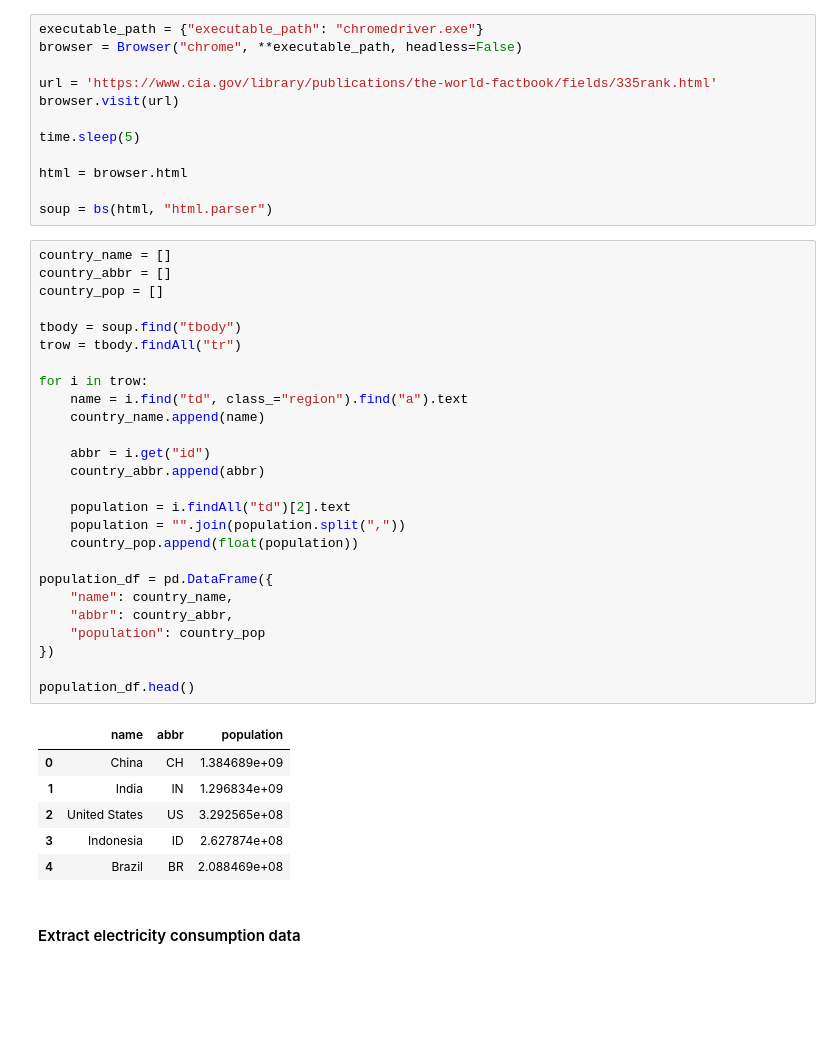
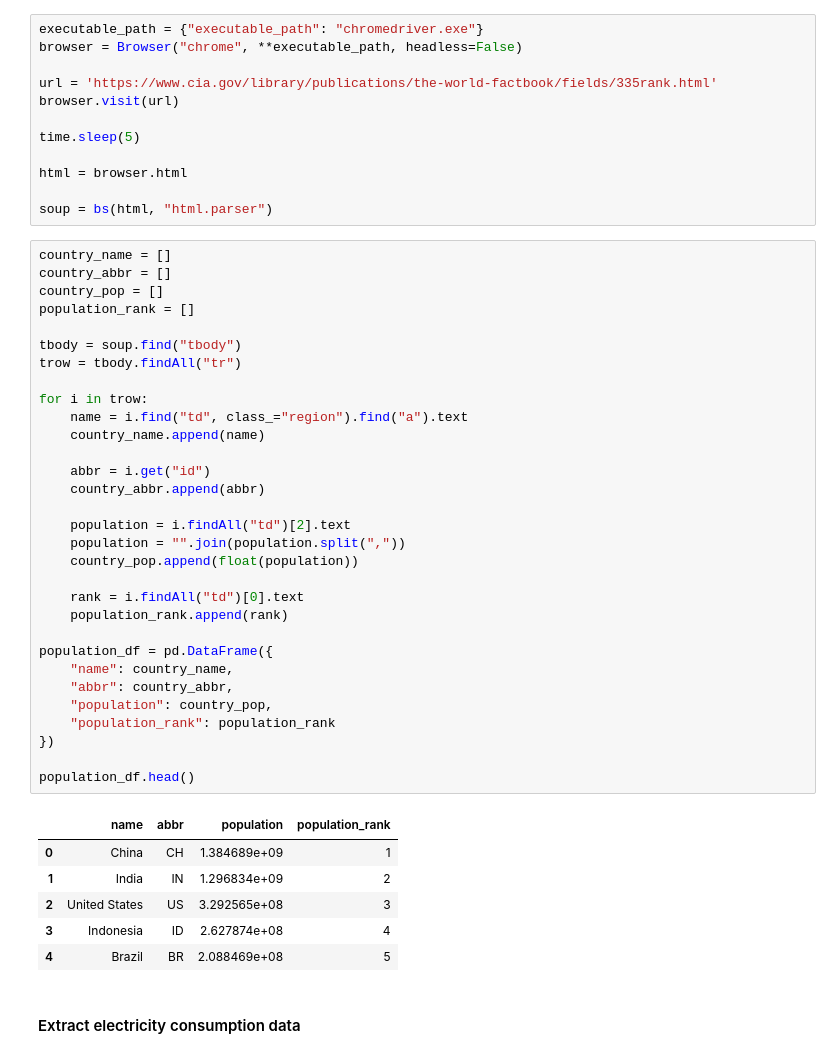
Before and after one commit to cpronier/Project_2_CIA_World_Factbook, a Jupyter notebook: Project-2.ipynb, the cells around one changed output. Saved outputs shown, nothing was run; the diff lists cells and outputs as text; blank space fills up the shorter version.

```diff
--- a/Project-2.ipynb
+++ b/Project-2.ipynb
@@ -36,36 +36,41 @@ soup = bs(html, "html.parser")
 # %%
 country_name = []
 country_abbr = []
 country_pop = []
+population_rank = []
 
 tbody = soup.find("tbody")
 trow = tbody.findAll("tr")
 
 for i in trow:
     name = i.find("td", class_="region").find("a").text
     country_name.append(name)
 
     abbr = i.get("id")
     country_abbr.append(abbr)
 
     population = i.findAll("td")[2].text
     population = "".join(population.split(","))
     country_pop.append(float(population))
 
+    rank = i.findAll("td")[0].text
+    population_rank.append(rank)
+
 population_df = pd.DataFrame({
     "name": country_name,
     "abbr": country_abbr,
-    "population": country_pop
+    "population": country_pop,
+    "population_rank": population_rank
 })
 
 population_df.head()
 # %% [output]
-|  | name | abbr | population |
-| 0 | China | CH | 1.384689e+09 |
-| 1 | India | IN | 1.296834e+09 |
-| 2 | United States | US | 3.292565e+08 |
-| 3 | Indonesia | ID | 2.627874e+08 |
-| 4 | Brazil | BR | 2.088469e+08 |
+|  | name | abbr | population | population_rank |
+| 0 | China | CH | 1.384689e+09 | 1 |
+| 1 | India | IN | 1.296834e+09 | 2 |
+| 2 | United States | US | 3.292565e+08 | 3 |
+| 3 | Indonesia | ID | 2.627874e+08 | 4 |
+| 4 | Brazil | BR | 2.088469e+08 | 5 |
 # %% [markdown]
 #### Extract electricity consumption data
 # %%
```
Also changed, not shown: parts of 12 cells of this notebook.
